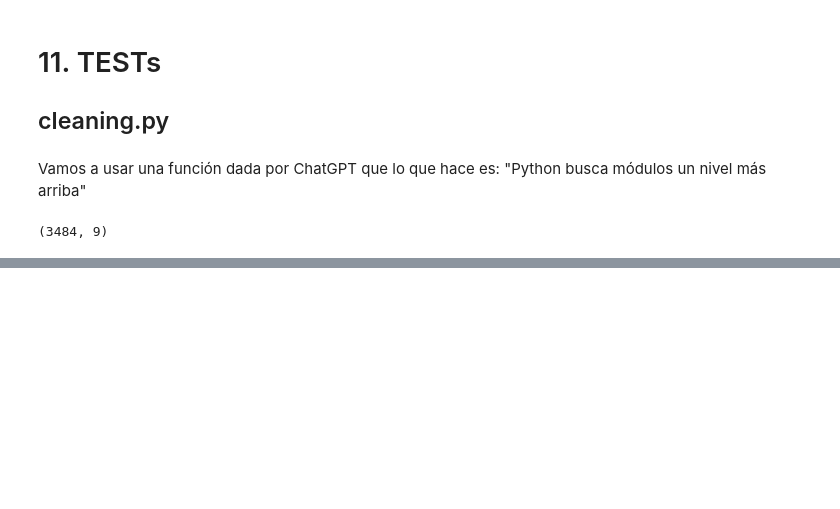
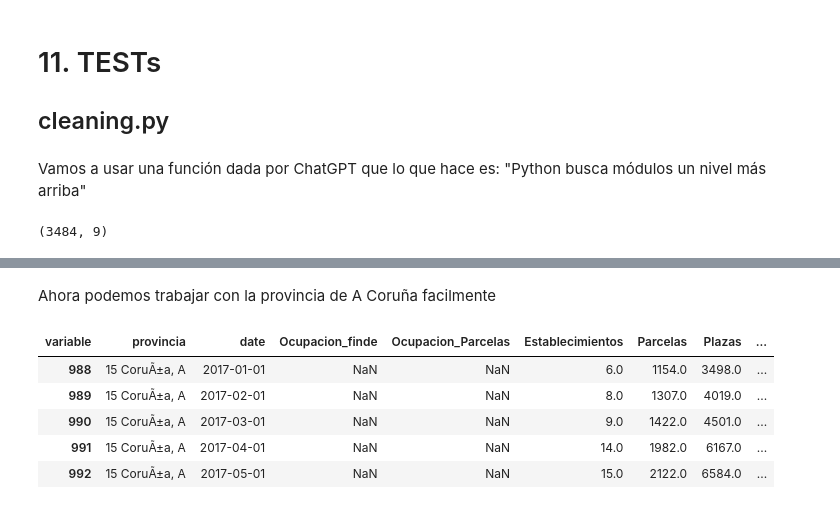
Before and after one commit to davidpargaa/proyecto1_DS_IA, a Jupyter notebook: notebooks/eda.ipynb, the cells around one changed output, grey strips where cells are left out. Cells and saved outputs as stored; diff of their text form; code cells hidden in the pictures; blank space fills up the shorter version.

Commit message:
Add province code extraction for robust filtering (A Coruna = 15)

```diff
--- a/notebooks/eda.ipynb
+++ b/notebooks/eda.ipynb
@@ -275,0 +288,4 @@ df_clean.shape
+# %%
+df_final["codigo_provincia"] = df_final["provincia"].str.split().str[0].astype(int)
+
+df_final[["provincia", "codigo_provincia"]].head()
@@ -275,0 +299,13 @@ df_clean.shape
+# %% [markdown]
+Ahora podemos trabajar con la provincia de A Coruña facilmente
+# %%
+coruna = df_final[df_final["codigo_provincia"] == 15]
+
+coruna.head()
+# %% [output]
+| variable | provincia | date | Ocupacion_finde | Ocupacion_Parcelas | Establecimientos | Parcelas | Plazas | ... |
+| 988 | 15 CoruÃ±a, A | 2017-01-01 | NaN | NaN | 6.0 | 1154.0 | 3498.0 | ... |
+| 989 | 15 CoruÃ±a, A | 2017-02-01 | NaN | NaN | 8.0 | 1307.0 | 4019.0 | ... |
+| 990 | 15 CoruÃ±a, A | 2017-03-01 | NaN | NaN | 9.0 | 1422.0 | 4501.0 | ... |
+| 991 | 15 CoruÃ±a, A | 2017-04-01 | NaN | NaN | 14.0 | 1982.0 | 6167.0 | ... |
+| 992 | 15 CoruÃ±a, A | 2017-05-01 | NaN | NaN | 15.0 | 2122.0 | 6584.0 | ... |
```
Also changed, not shown: parts of 12 cells of this notebook.
